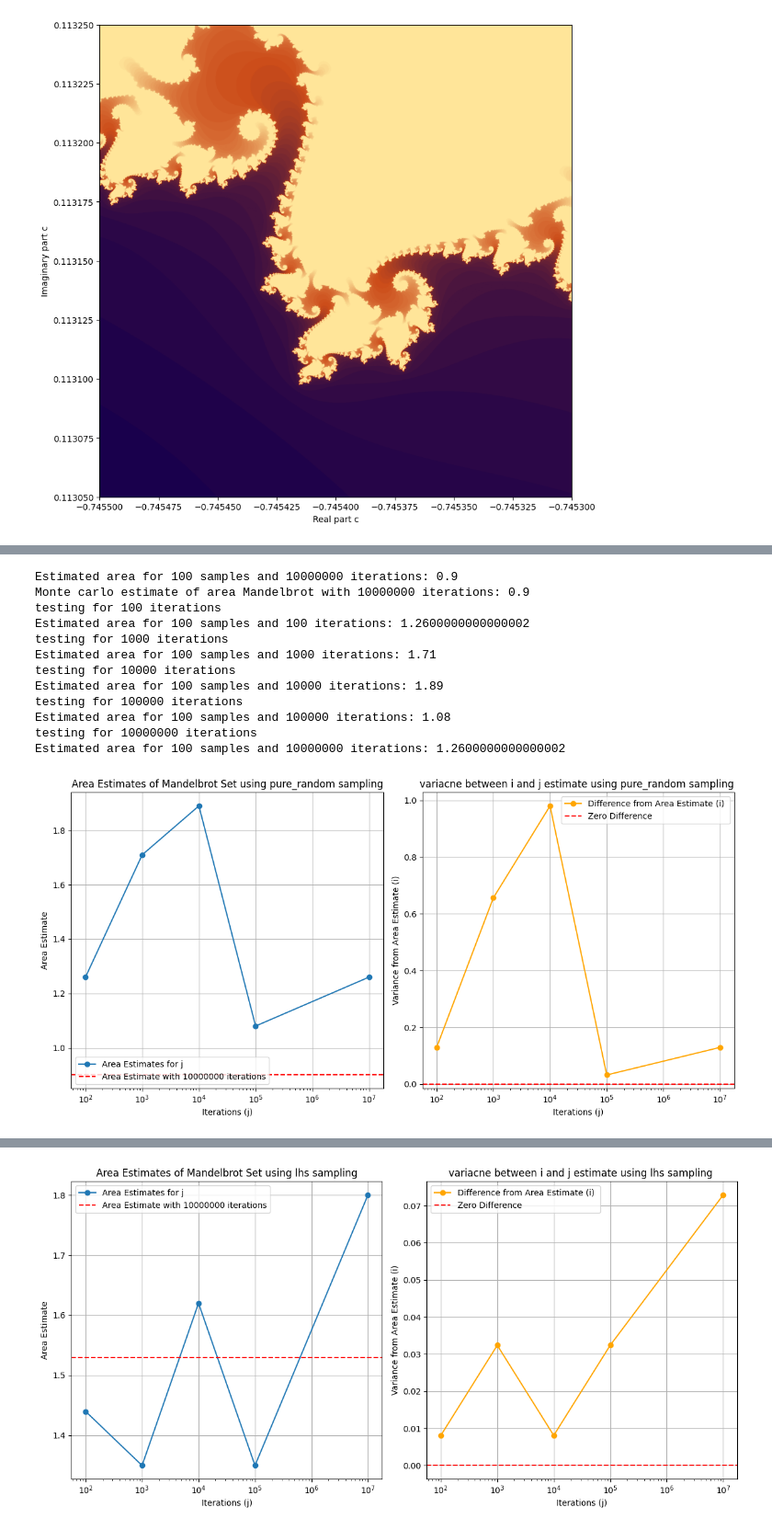
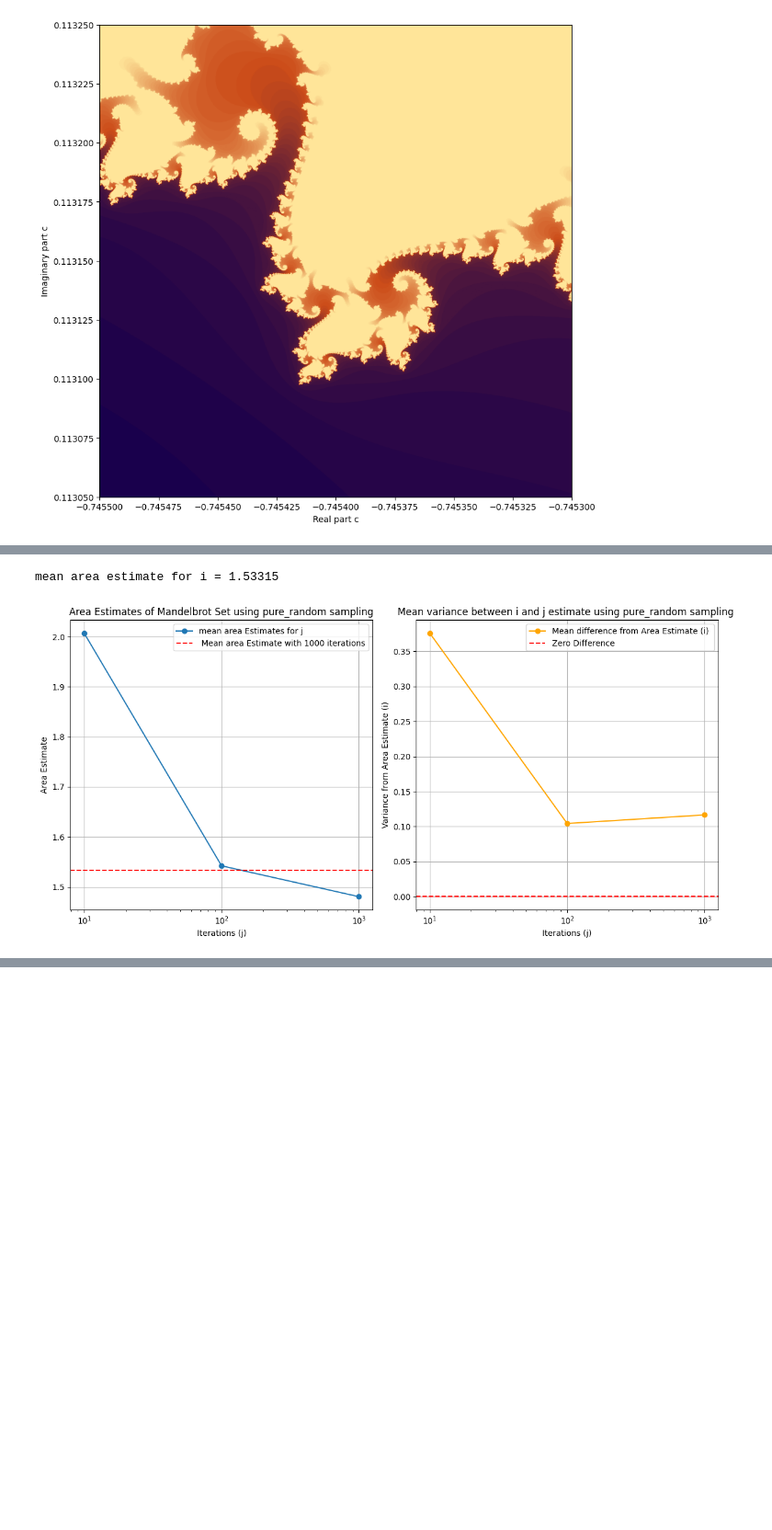
Before and after one commit to imaanb/StochSim_A1, a Jupyter notebook: opdr1.ipynb, the cells around one changed output, grey strips where cells are left out. Shown at 92% size. Saved outputs shown, nothing was run; the diff lists cells and outputs as text; code cells hidden in the pictures; blank space fills up the shorter version.

```diff
--- a/opdr1.ipynb
+++ b/opdr1.ipynb
@@ -142,8 +143,8 @@ def monte_carlo(n_samples, sample_type,  n_iterations, y_min, y_max, x_min, x_ma
             true_count +=1
 
     area_total = (x_max-x_min)*(y_max-y_min)
-    mandel_area = (true_count/n_samples) * area_total
-    print(f"Estimated area for {n_samples} samples and {n_iterations} iterations: {mandel_area}")
+    mandel_area = (true_count/(n_samples)) * area_total
+    #print(f"Estimated area for {n_samples} samples and {n_iterations} iterations: {mandel_area}")
     return mandel_area
 
 def pure_radom_sample(y_min, y_max, x_min, x_max, n_samples):
@@ -206,76 +200,71 @@ Estimated area for 1000000 samples and 10 iterations: 2.0066669999999998
 # %%
 
-def compute_variance(area_setimate_i, area_estimate_j):
-    squared_difference = (area_estimate_j-area_setimate_i) ** 2
-    return squared_difference
+
+n_runs = 200
+samples = 100
+i = 1000000
+j = [10, 100, 1000, 10000, 100000]# 1000, 10000,100000,1000000]
+
+
+def iteration_plot(i, j, samples, sample_type, n_runs):
+
+    j_estimates = np.zeros(( n_runs, len(j)))
+
+    plt.figure(figsize=(12, 6))
+    i_estimate = []
+    #Get baseline
+    for run in tqdm(range(n_runs), desc= f"Calculating for i = {i} iterations"):
+        area_run_i = monte_carlo(samples, sample_type, i, y_min, y_max, x_min, x_max)
+        i_estimate.append(area_run_i)
+    area_estimate_i = np.mean(i_estimate)
+    print(f"mean area estimate for i = {area_estimate_i}")
 
 
 
+    for setting in range(len(j)):
 
-samples = 100
-i = 10000000
-j = [100, 1000, 10000, 100000,100000, 10000000]
+        for  run in tqdm(range(n_runs), desc= f"Calculating for {j[setting]} iterations"):
+
+            area_setting_j  = monte_carlo(samples,sample_type, j[setting], y_min, y_max, x_min, x_max)
+            j_estimates[run][setting] = area_setting_j
 
 
-def plot(i, j, samples, sample_type):
-    area_estimate_i = monte_carlo(samples,sample_type, i, y_min, y_max, x_min, x_max)
-    print(f"Monte carlo estimate of area Mandelbrot with {i} iterations: {area_estimate_i}")
-    j_estimates = []
-    differences = []
 
-    for setting in j:
-        print(f"testing for {setting} iterations")
-        area_setting_j  = monte_carlo(samples,sample_type, setting, y_min, y_max, x_min, x_max)
-        j_estimates.append(area_setting_j)
-        variance = compute_variance(area_estimate_i, area_setting_j)
-        differences.append(variance)
+    mean_area = np.mean(j_estimates, axis=0)
+    mean_differences = np.mean(np.square(j_estimates - area_estimate_i), axis=0)
 
-    plt.figure(figsize=(12, 6))
 
     #  j
     plt.subplot(1, 2, 1)
-    plt.plot(j, j_estimates, marker='o', label=f'Area Estimates for j')
-    plt.axhline(y=area_estimate_i, color='r', linestyle='--', label=f'Area Estimate with {i} iterations')
+    plt.plot(j, mean_area, marker='o', label=f'mean area Estimates for j')
+    plt.axhline(y=area_estimate_i, color='r', linestyle='--', label=f' Mean area Estimate with {i} iterations')
     plt.title(f'Area Estimates of Mandelbrot Set using {sample_type} sampling')
     plt.xlabel('Iterations (j)')
     plt.xscale("log")
     plt.ylabel('Area Estimate')
     plt.legend()
     plt.grid(True)
 
     # differences
     plt.subplot(1, 2, 2)
-    plt.plot(j, differences, marker='o', color='orange', label=f'Difference from Area Estimate (i) ')
+    plt.plot(j, mean_differences, marker='o', color='orange', label=f'Mean difference from Area Estimate (i) ')
     plt.axhline(y=0, color='r', linestyle='--', label='Zero Difference')
-    plt.title(f'variacne between i and j estimate using {sample_type} sampling ')
+    plt.title(f'Mean variance between i and j estimate using {sample_type} sampling ')
     plt.xlabel('Iterations (j)')
     plt.xscale("log")
 
     plt.ylabel('Variance from Area Estimate (i)')
     plt.legend()
     plt.grid(True)
 
     plt.tight_layout()
     plt.show()
 
 
 
 
 
-plot(i, j, samples, "pure_random")
-plot(i, j , samples, "lhs")
-plot(i, j, samples, "orthogonal")
+iteration_plot(i, j, samples, "pure_random", n_runs)
 # %% [output]
-Estimated area for 100 samples and 10000000 iterations: 0.9
-Monte carlo estimate of area Mandelbrot with 10000000 iterations: 0.9
-testing for 100 iterations
-Estimated area for 100 samples and 100 iterations: 1.2600000000000002
-testing for 1000 iterations
-Estimated area for 100 samples and 1000 iterations: 1.71
-testing for 10000 iterations
-Estimated area for 100 samples and 10000 iterations: 1.89
-testing for 100000 iterations
-Estimated area for 100 samples and 100000 iterations: 1.08
-testing for 10000000 iterations
-Estimated area for 100 samples and 10000000 iterations: 1.2600000000000002
+mean area estimate for i = 1.53315
-[figure, old version]
+[figure, new version]
@@ -294 +270,0 @@ Estimated area for 100 samples and 10000000 iterations: 1.8
-[figure, removed]
```
Also changed, not shown: parts of 8 cells of this notebook.
